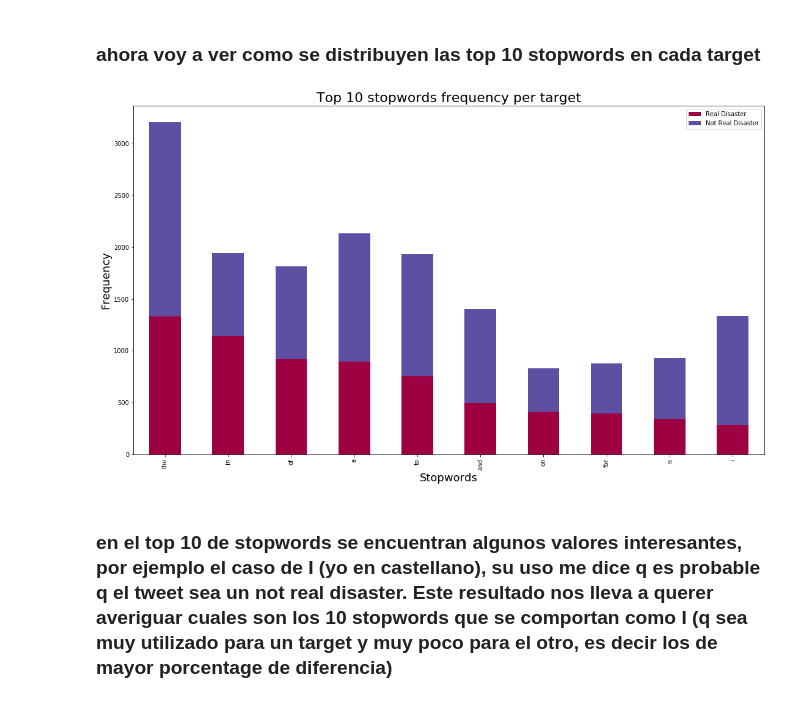
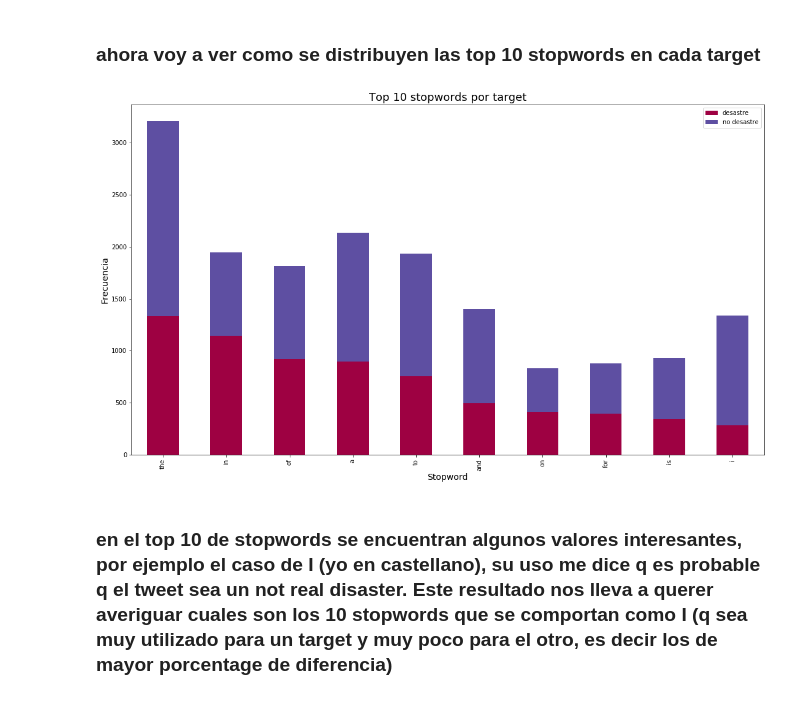
Before and after one commit to AlurrAldrey/OrgaDatosTP, a Jupyter notebook: tp1/stopwords.ipynb, the cells around one changed output. Saved outputs shown, nothing was run; the diff lists cells and outputs as text; code cells hidden in the pictures.

```diff
--- a/tp1/stopwords.ipynb
+++ b/tp1/stopwords.ipynb
@@ -76,16 +78,17 @@ df2 = df2.reset_index()
 df3 = df2[df2['index'].isin(list(stopwords_series[:10].index))]
 # %%
 df3 = df3.set_index(['index'], drop=True)
-df3 = df3.rename(columns={'not_real': 'Not Real Disaster', 0: 'Real Disaster'})
+df3 = df3.rename(columns={'not_real': 'no desastre', 0: 'desastre'})
 # %%
 f = plt.figure()
-plt.title('Top 10 stopwords frequency per target', fontsize=22)
+plt.title('Top 10 stopwords por target', fontsize=18)
 ax = df3.plot(kind='bar', stacked=True, colormap='Spectral', figsize=(18.5,10.5), ax=f.gca())
-ax.set_ylabel('Frequency', fontsize=18);
-ax.set_xlabel('Stopwords', fontsize=18);
+ax.set_ylabel('Frecuencia', fontsize=14);
+ax.set_xlabel('Stopword', fontsize=14);
 plt.show()
+f.savefig('imgs/top_stopwords_targets.png')
 # %% [output]
-[figure, old version]
+[figure, new version]
 # %% [markdown]
 ### en el top 10 de stopwords se encuentran algunos valores interesantes, por ejemplo el caso de I (yo en castellano), su uso me dice q es probable q el tweet sea un not real disaster. Este resultado nos lleva a querer averiguar cuales son los 10 stopwords que se comportan como I (q sea muy utilizado para un target y muy poco para el otro, es decir los de mayor porcentage de diferencia)
 # %%
```
Also changed, not shown: parts of 5 cells of this notebook, 1 other file.
